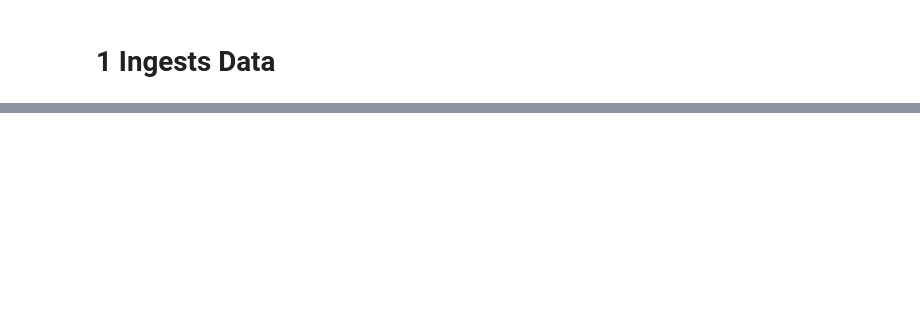
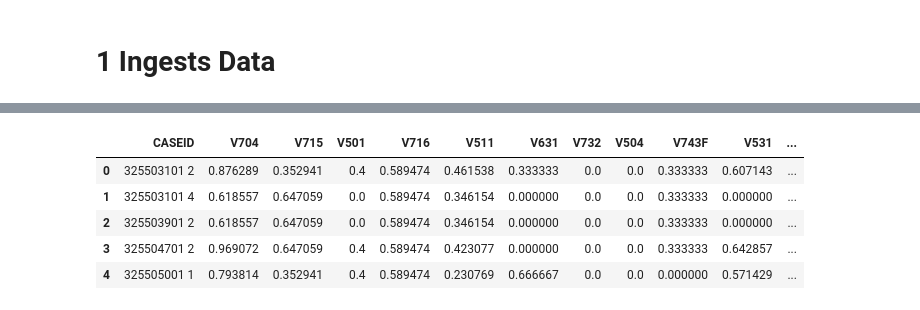
Before and after one commit to LinoMejiaDC/Machine-Leaarning-premature-births, a Jupyter notebook: Premature_model/notebooks/05_Modeling.ipynb, the cells around one changed output, grey strips where cells are left out. Saved outputs shown, nothing was run; the diff lists cells and outputs as text; code cells hidden in the pictures; blank space fills up the shorter version.

```diff
--- a/Premature_model/notebooks/05_Modeling.ipynb
+++ b/Premature_model/notebooks/05_Modeling.ipynb
@@ -23,12 +40,28 @@ sys.path.append(project_root)
 # %%
-# Build base directory (go up one level from current /02_scripts)
-base_dir = os.path.dirname(os.getcwd())   # → c:\Users\linoc\OneDrive\Encoder\03_partos
-base_dir_raw =  Path(base_dir)
-base_dir_raw= str(base_dir_raw.parents[1])
-
 # Build the path to the target CSV
 csv_path_Modulo1631_REC91_2024_M_clear = os.path.join(base_dir,"data\\interim", "Modulo1631_REC91_2024_M_clear.csv")
+csv_path_Modulo1635_RE516171_2024_M_clear = os.path.join(base_dir,"data\\interim", "Modulo1635_RE516171_2024_M_clear.csv")
+csv_path_Modulo1632_RE223132_2024_M_clear = os.path.join(base_dir,"data\\interim", "Modulo1632_RE223132_2024_M_clear.csv")
+csv_path_Modulo1633_REC41_2024_fil_clear_v2 = os.path.join(base_dir,"data\\interim", "Modulo1633_REC41_2024_fil_clear_v2.csv")
+csv_path_Modulo1633_REC94_2024_fil_clear_v2 = os.path.join(base_dir,"data\\interim", "Modulo1633_REC94_2024_fil_clear_v2.csv")
+csv_path_Modulo1640_CSALUD01_2024_M_clear = os.path.join(base_dir,"data\\interim", "Modulo1640_CSALUD01_2024_M_clear.csv")
+csv_path_target_final = os.path.join(base_dir,"data\\interim", "target_final.csv")
 
-Modulo1633_REC41_2024_fil = pd.read_csv(csv_path_Modulo1631_REC91_2024_M_clear, low_memory=False)
-Modulo1633_REC41_2024_fil.info(verbose=True, show_counts=True)
+# Load the CSV into a DataFrame
+Modulo1631_REC91_2024_M_clear = pd.read_csv(csv_path_Modulo1631_REC91_2024_M_clear, low_memory=False)
+Modulo1635_RE516171_2024_M_clear= pd.read_csv(csv_path_Modulo1635_RE516171_2024_M_clear, low_memory=False)
+Modulo1632_RE223132_2024_M_clear= pd.read_csv(csv_path_Modulo1632_RE223132_2024_M_clear, low_memory=False)
+Modulo1633_REC41_2024_fil_clear_v2= pd.read_csv(csv_path_Modulo1633_REC41_2024_fil_clear_v2, low_memory=False)
+Modulo1633_REC94_2024_fil_clear_v2= pd.read_csv(csv_path_Modulo1633_REC94_2024_fil_clear_v2, low_memory=False)
+Modulo1640_CSALUD01_2024_M_clear= pd.read_csv(csv_path_Modulo1640_CSALUD01_2024_M_clear, low_memory=False)
+target_final = pd.read_csv(csv_path_target_final, low_memory=False)
+
+
+print(Modulo1631_REC91_2024_M_clear.shape)
+print(Modulo1635_RE516171_2024_M_clear.shape)
+print(Modulo1632_RE223132_2024_M_clear.shape)
+print(Modulo1633_REC41_2024_fil_clear_v2.shape)
+print(Modulo1633_REC94_2024_fil_clear_v2.shape)
+print(Modulo1640_CSALUD01_2024_M_clear.shape)
+print(target_final.shape)
 # %% [output]
@@ -70,0 +260,9 @@ KeyError: "['S229A1', 'S229Y', 'S229A'] not in index"
+# %%
+Modulo1635_RE516171_2024_M_clear[RANK_Modulo1635_RE516171_2024_M_clear].head()
+# %% [output]
+|  | CASEID | V704 | V715 | V501 | V716 | V511 | V631 | V732 | V504 | V743F | V531 | ... |
+| 0 | 325503101 2 | 0.876289 | 0.352941 | 0.4 | 0.589474 | 0.461538 | 0.333333 | 0.0 | 0.0 | 0.333333 | 0.607143 | ... |
+| 1 | 325503101 4 | 0.618557 | 0.647059 | 0.0 | 0.589474 | 0.346154 | 0.000000 | 0.0 | 0.0 | 0.333333 | 0.000000 | ... |
+| 2 | 325503901 2 | 0.618557 | 0.647059 | 0.0 | 0.589474 | 0.346154 | 0.000000 | 0.0 | 0.0 | 0.333333 | 0.000000 | ... |
+| 3 | 325504701 2 | 0.969072 | 0.647059 | 0.4 | 0.589474 | 0.423077 | 0.000000 | 0.0 | 0.0 | 0.333333 | 0.642857 | ... |
+| 4 | 325505001 1 | 0.793814 | 0.352941 | 0.4 | 0.589474 | 0.230769 | 0.666667 | 0.0 | 0.0 | 0.000000 | 0.571429 | ... |
```
Also changed, not shown: parts of 19 cells of this notebook, 5 other files.
